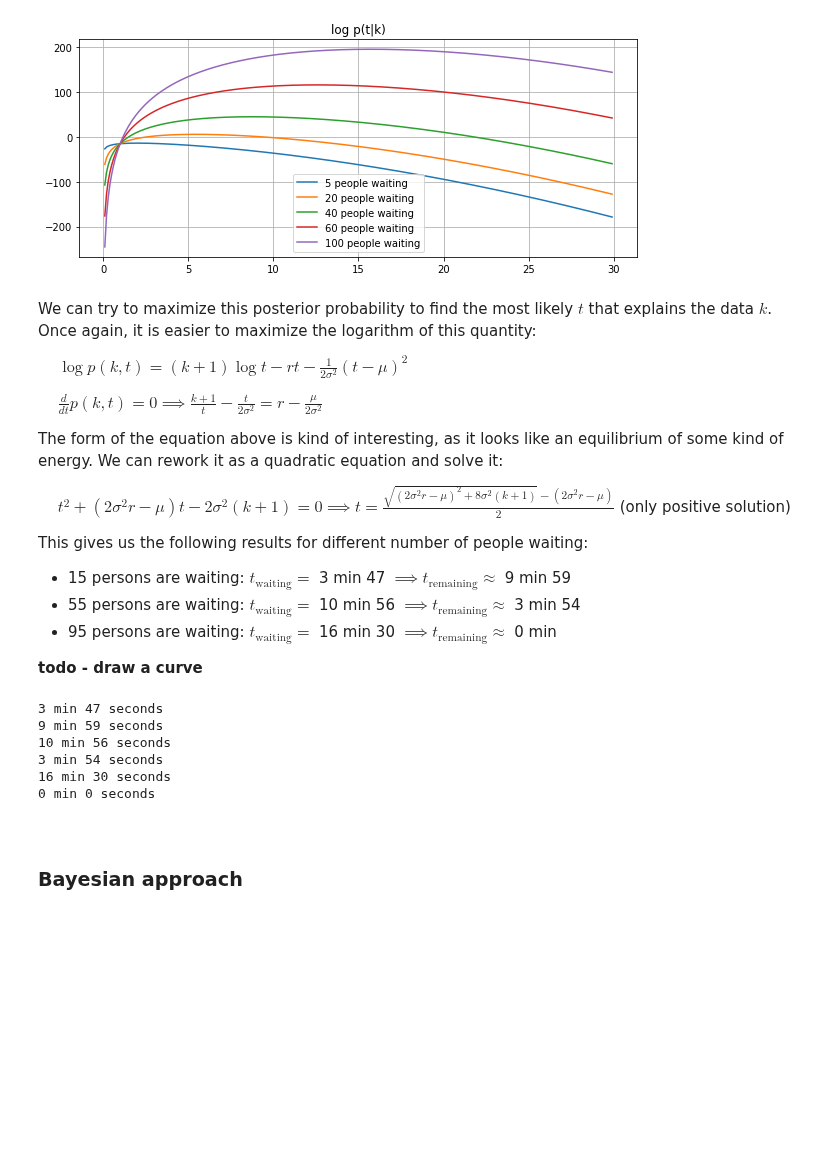
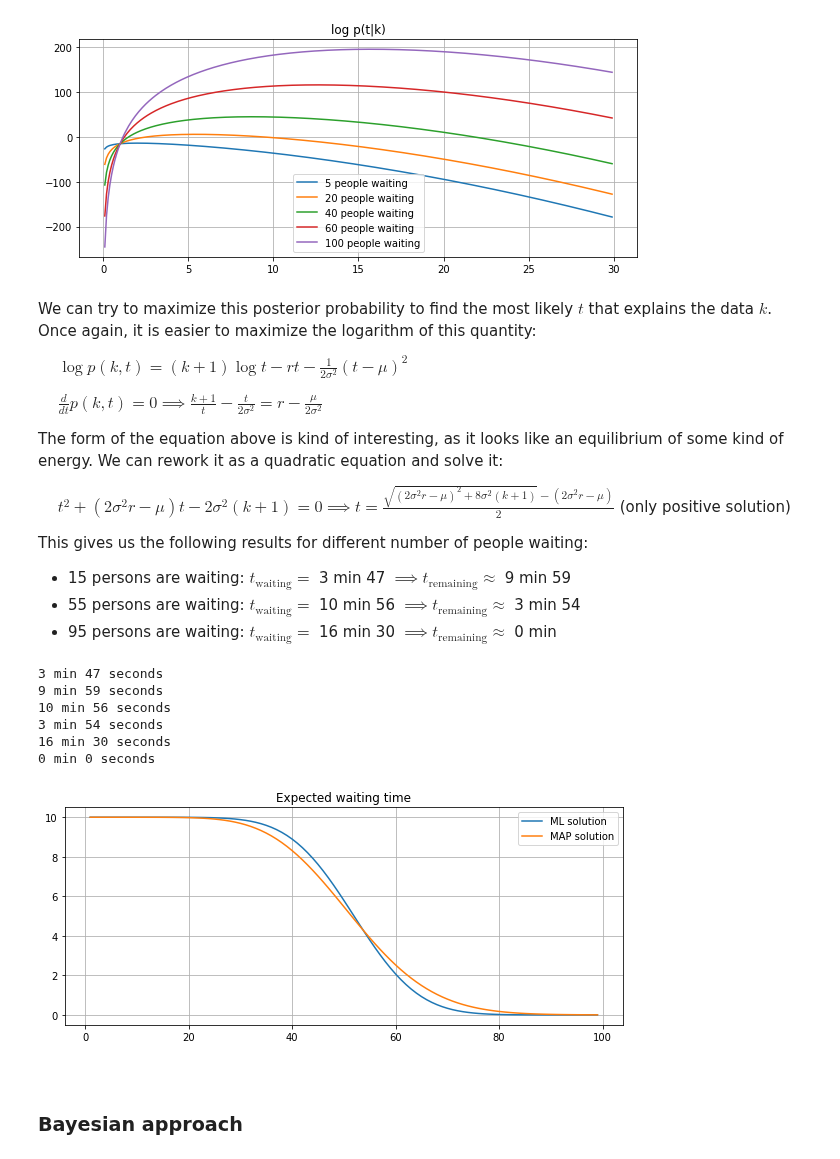
Before and after one commit to QuentinDuval/PythonExperiments, a Jupyter notebook: ml/0_basic_inference.ipynb, the cells around one changed output. Saved outputs shown, nothing was run; the diff lists cells and outputs as text; code cells hidden in the pictures; blank space fills up the shorter version.

```diff
--- a/ml/0_basic_inference.ipynb
+++ b/ml/0_basic_inference.ipynb
@@ -1080,26 +1089,37 @@ This gives us the following results for different number of people waiting:
 * 15 persons are waiting: $t_\text{waiting} = $ 3 min 47 $\implies t_\text{remaining} \approx$ 9 min 59
 * 55 persons are waiting: $t_\text{waiting} = $ 10 min 56 $\implies t_\text{remaining} \approx$ 3 min 54
 * 95 persons are waiting: $t_\text{waiting} = $ 16 min 30 $\implies t_\text{remaining} \approx$ 0 min
-
-**todo - draw a curve**
 # %%
 def map_time_spent(k: int):
     c = 2 * std_dev**2 * rate - arrival
     return (-c + math.sqrt(c**2 + 8 * std_dev ** 2 * (k+1))) / 2
 
+def map_solution(k: int):
+    return expected_t_from(map_time_spent(k))
+
 print_time(map_time_spent(15))
-print_time(expected_t_from(map_time_spent(15)))
+print_time(map_solution(15))
 print_time(map_time_spent(55))
-print_time(expected_t_from(map_time_spent(55)))
+print_time(map_solution(55))
 print_time(map_time_spent(95))
-print_time(expected_t_from(map_time_spent(95)))
+print_time(map_solution(95))
+
+ks = np.arange(1, 100, 1)
+plt.figure(figsize=(10,4))
+plt.plot(ks, [ml_solution(k) for k in ks], label='ML solution')
+plt.plot(ks, [map_solution(k) for k in ks], label='MAP solution')
+plt.grid(True)
+plt.title("Expected waiting time")
+plt.legend()
+plt.show()
 # %% [output]
 3 min 47 seconds
 9 min 59 seconds
 10 min 56 seconds
 3 min 54 seconds
 16 min 30 seconds
 0 min 0 seconds
+[figure, added]
 # %% [markdown]
 <br>
 
```
Also changed, not shown: parts of 2 cells of this notebook.
